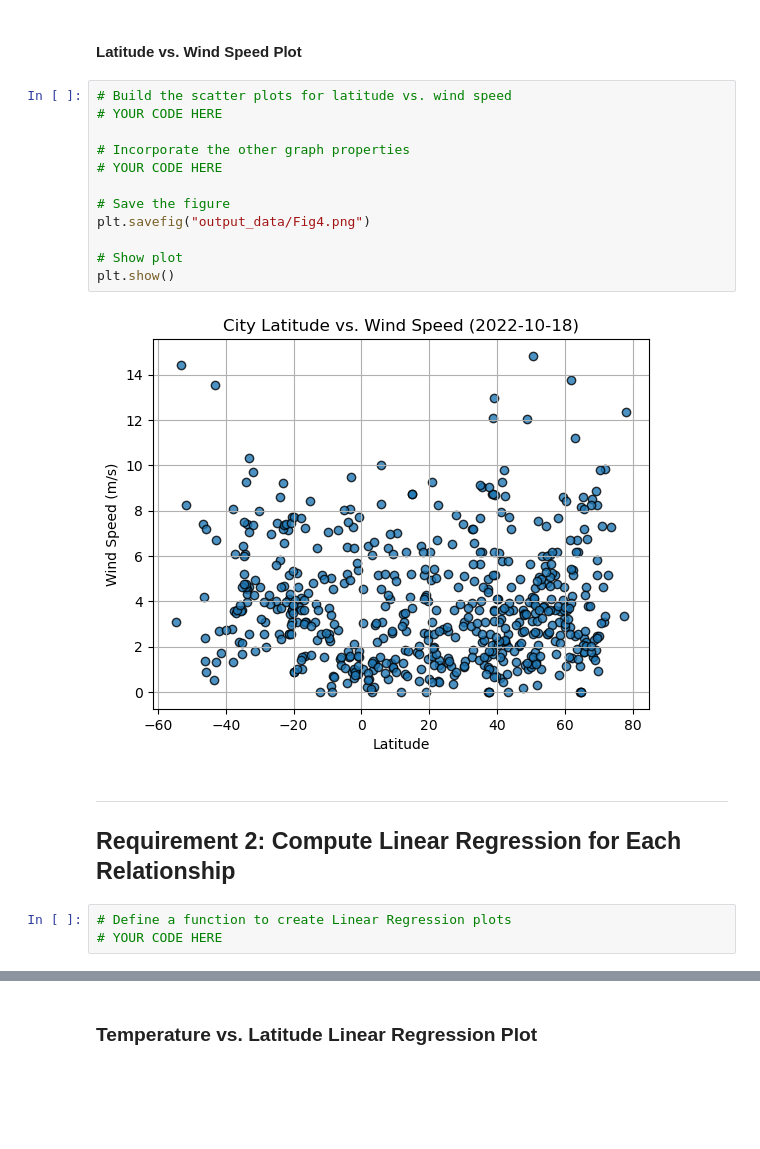
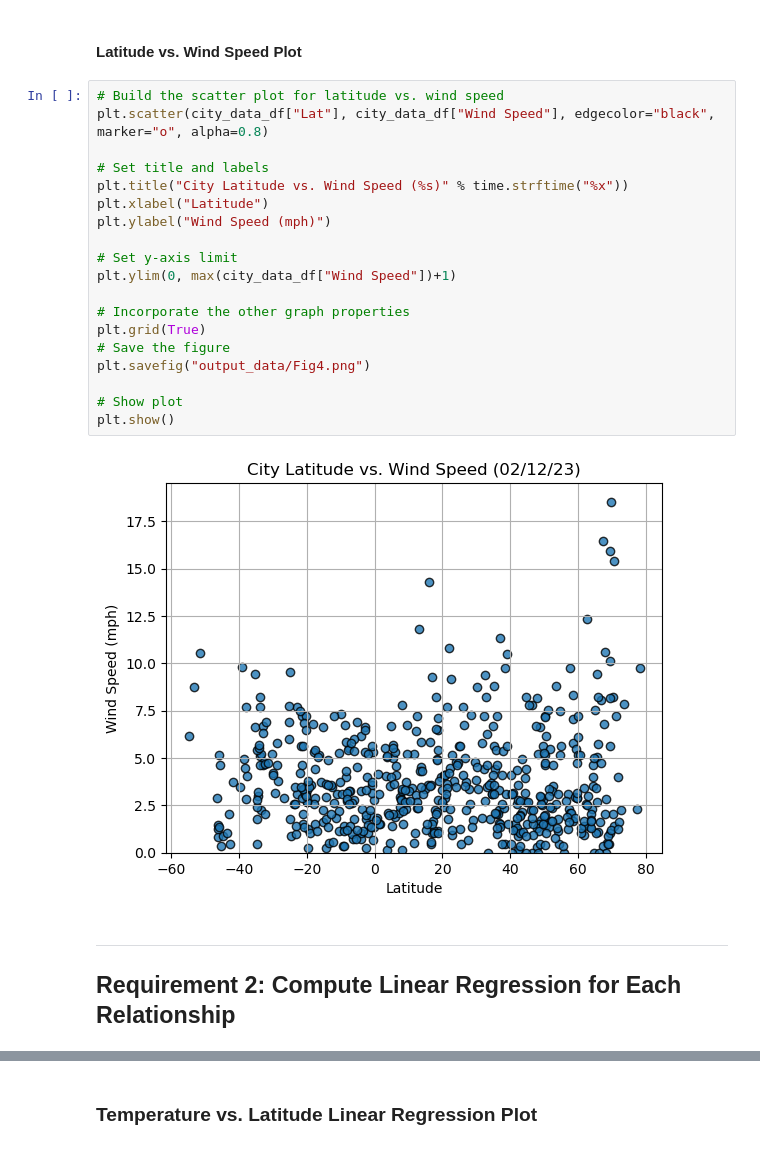
Before and after one commit to mlister3/Geoapify_and_OpenWeather_API_Getaway_Planning, a Jupyter notebook: WeatherPy.ipynb, the cells around one changed output, grey strips where cells are left out. Cells and saved outputs as stored; diff of their text form; blank space fills up the shorter version.

Commit message:
Plots completed

```diff
--- a/WeatherPy.ipynb
+++ b/WeatherPy.ipynb
@@ -238,23 +247,27 @@ plt.show()
 # %% [markdown]
 #### Latitude vs. Wind Speed Plot
 # %%
-# Build the scatter plots for latitude vs. wind speed
-# YOUR CODE HERE
+# Build the scatter plot for latitude vs. wind speed
+plt.scatter(city_data_df["Lat"], city_data_df["Wind Speed"], edgecolor="black", marker="o", alpha=0.8)
+
+# Set title and labels
+plt.title("City Latitude vs. Wind Speed (%s)" % time.strftime("%x"))
+plt.xlabel("Latitude")
+plt.ylabel("Wind Speed (mph)")
+
+# Set y-axis limit
+plt.ylim(0, max(city_data_df["Wind Speed"])+1)
 
 # Incorporate the other graph properties
-# YOUR CODE HERE
-
+plt.grid(True)
 # Save the figure
 plt.savefig("output_data/Fig4.png")
 
 # Show plot
 plt.show()
 # %% [output]
-[figure, old version]
+[figure, new version]
 # %% [markdown]
 ---
 
 ## Requirement 2: Compute Linear Regression for Each Relationship
-# %%
-# Define a function to create Linear Regression plots
-# YOUR CODE HERE
```
Also changed, not shown: parts of 23 cells of this notebook, 5 other files.
